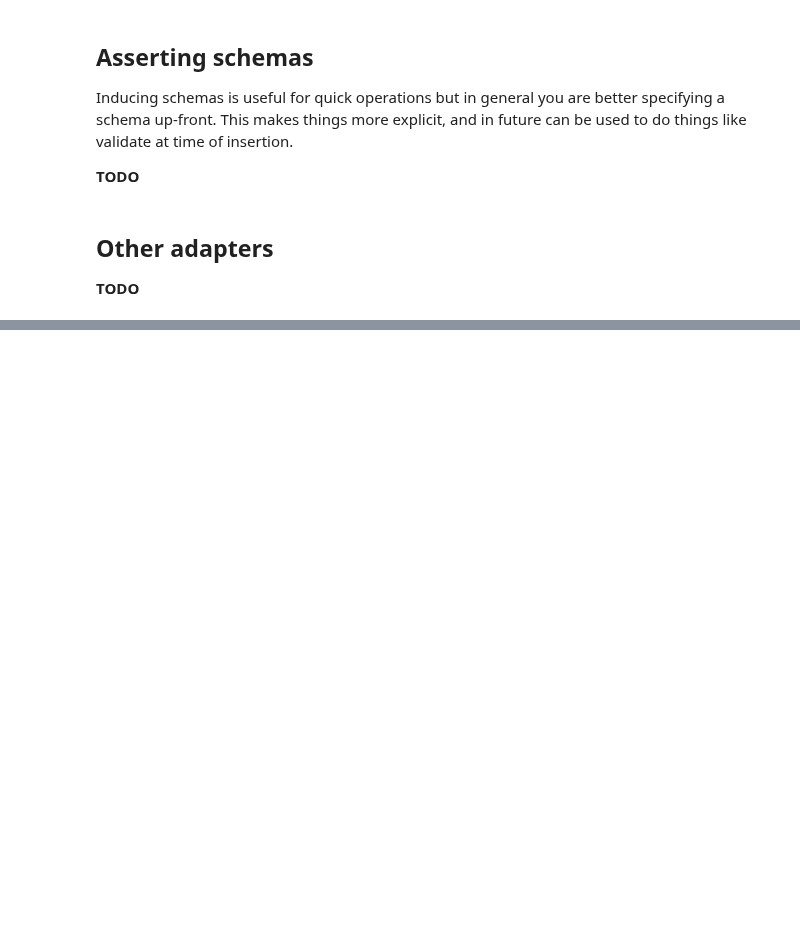
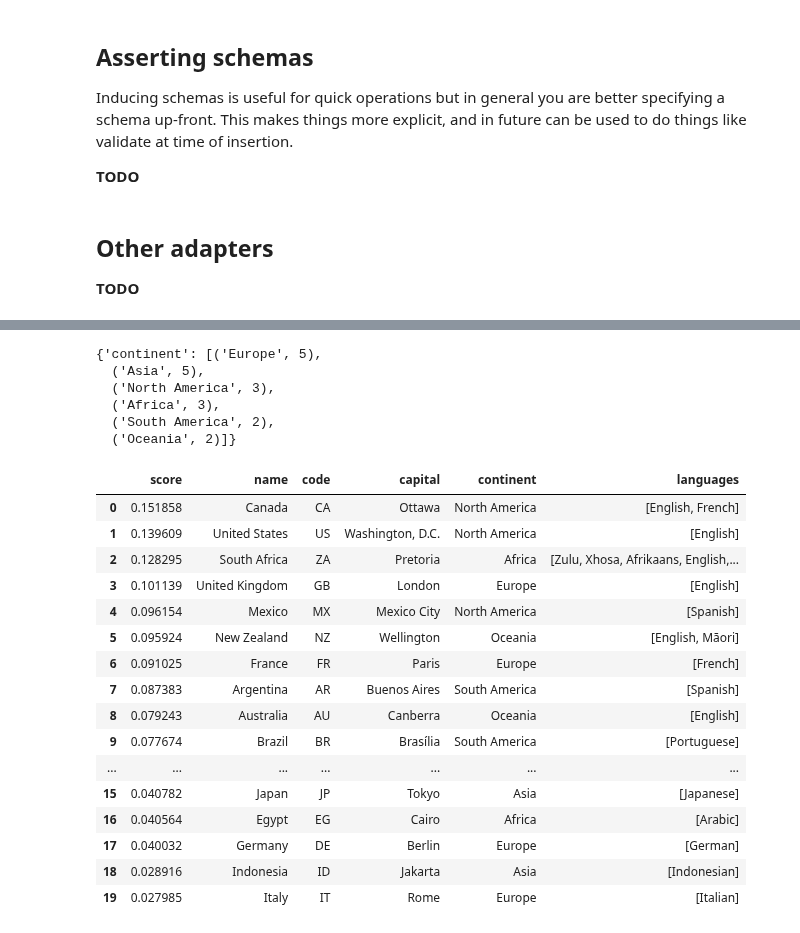
Before and after one commit to linkml/linkml-store, a Jupyter notebook: docs/examples/Python-Tutorial.ipynb, the cells around one changed output, grey strips where cells are left out. Drawn from its saved outputs; the diff is of its cells as text; code cells hidden in the pictures; blank space fills up the shorter version.

```diff
--- a/docs/examples/Python-Tutorial.ipynb
+++ b/docs/examples/Python-Tutorial.ipynb
@@ -221,0 +224,19 @@ __TODO__
+# %%
+from linkml_store.utils.format_utils import load_objects
+
+COUNTRIES = "../../tests/input/countries/countries.jsonl"
+objects = load_objects(COUNTRIES)
+# %%
+db = client.attach_database("duckdb", "CountryDB")
+collection = db.create_collection("Country", alias="countries")
+# %%
+collection.insert(objects)
+# %%
+collection.query_facets(facet_columns=["continent"])
+# %% [output]
+{'continent': [('Europe', 5),
+  ('Asia', 5),
+  ('North America', 3),
+  ('Africa', 3),
+  ('South America', 2),
+  ('Oceania', 2)]}
@@ -221,0 +245,22 @@ __TODO__
+# %%
+sr = collection.search("Countries in the North that speak english and french")
+# %%
+sr.rows_dataframe
+# %% [output]
+|  | score | name | code | capital | continent | languages |
+| 0 | 0.151858 | Canada | CA | Ottawa | North America | [English, French] |
+| 1 | 0.139609 | United States | US | Washington, D.C. | North America | [English] |
+| 2 | 0.128295 | South Africa | ZA | Pretoria | Africa | [Zulu, Xhosa, Afrikaans, English,... |
+| 3 | 0.101139 | United Kingdom | GB | London | Europe | [English] |
+| 4 | 0.096154 | Mexico | MX | Mexico City | North America | [Spanish] |
+| 5 | 0.095924 | New Zealand | NZ | Wellington | Oceania | [English, Māori] |
+| 6 | 0.091025 | France | FR | Paris | Europe | [French] |
+| 7 | 0.087383 | Argentina | AR | Buenos Aires | South America | [Spanish] |
+| 8 | 0.079243 | Australia | AU | Canberra | Oceania | [English] |
+| 9 | 0.077674 | Brazil | BR | Brasília | South America | [Portuguese] |
+| ... | ... | ... | ... | ... | ... | ... |
+| 15 | 0.040782 | Japan | JP | Tokyo | Asia | [Japanese] |
+| 16 | 0.040564 | Egypt | EG | Cairo | Africa | [Arabic] |
+| 17 | 0.040032 | Germany | DE | Berlin | Europe | [German] |
+| 18 | 0.028916 | Indonesia | ID | Jakarta | Asia | [Indonesian] |
+| 19 | 0.027985 | Italy | IT | Rome | Europe | [Italian] |
```
Also changed, not shown: parts of 4 cells of this notebook, 25 other files.
